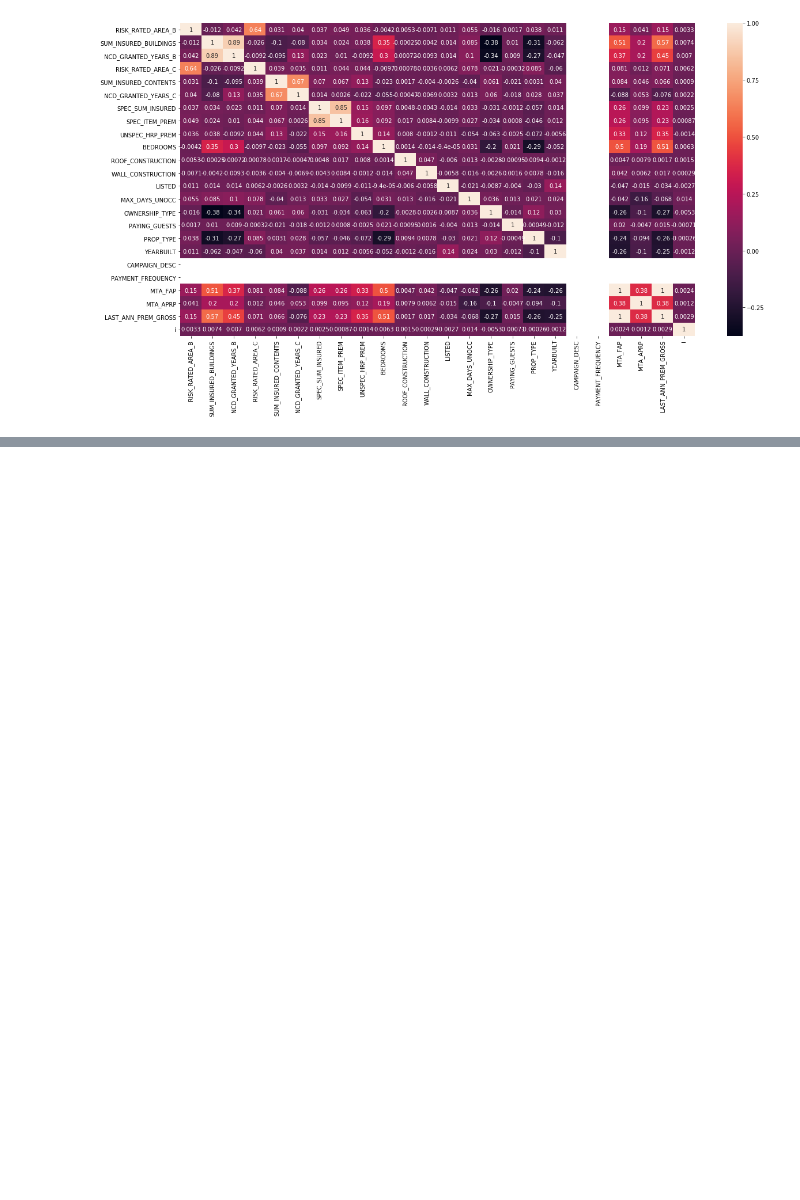
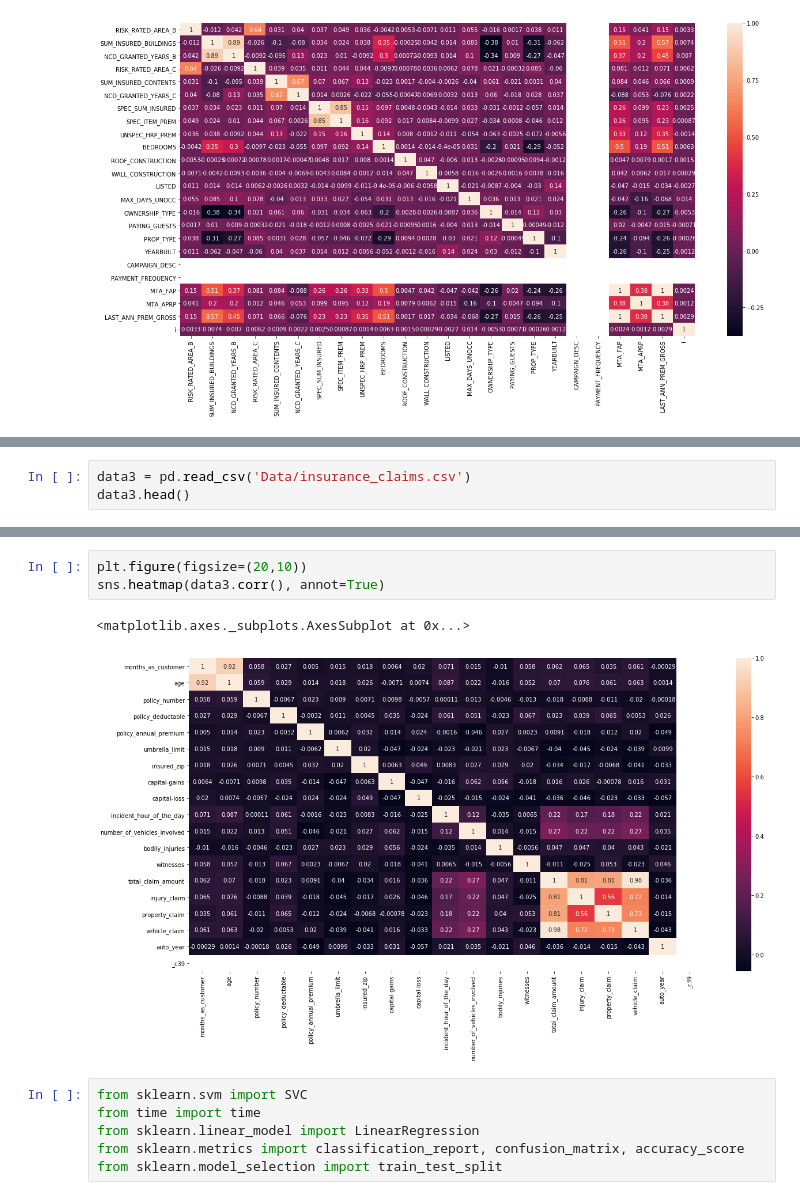
Before and after one commit to vgaurav3011/Acko-Insurance-Hack, a Jupyter notebook: Insurance.ipynb, the cells around one changed output, grey strips where cells are left out. Cells and saved outputs as stored; diff of their text form; blank space fills up the shorter version.

Commit message:
Accurate prediction of claims

```diff
--- a/Insurance.ipynb
+++ b/Insurance.ipynb
@@ -23,0 +34,3 @@ sns.heatmap(data.corr(), annot=True)
+# %%
+data3 = pd.read_csv('Data/insurance_claims.csv')
+data3.head()
@@ -23,0 +45,12 @@ sns.heatmap(data.corr(), annot=True)
+# %%
+plt.figure(figsize=(20,10))
+sns.heatmap(data3.corr(), annot=True)
+# %% [output]
+<matplotlib.axes._subplots.AxesSubplot at 0x...>
+[figure, added]
+# %%
+from sklearn.svm import SVC
+from time import time
+from sklearn.linear_model import LinearRegression
+from sklearn.metrics import classification_report, confusion_matrix, accuracy_score
+from sklearn.model_selection import train_test_split
```
Also changed, not shown: parts of 7 cells of this notebook, 1 other file.
